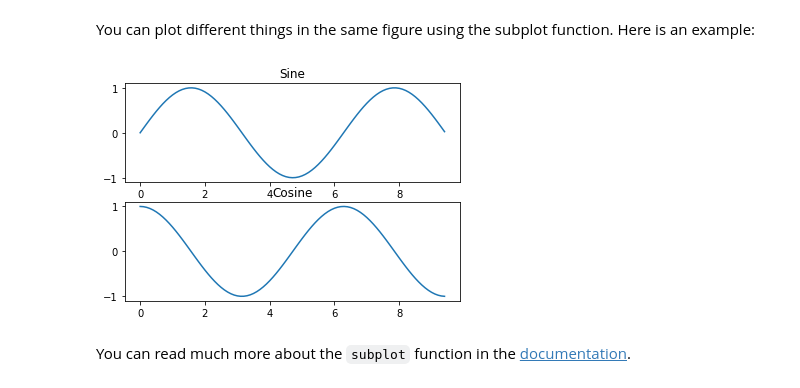
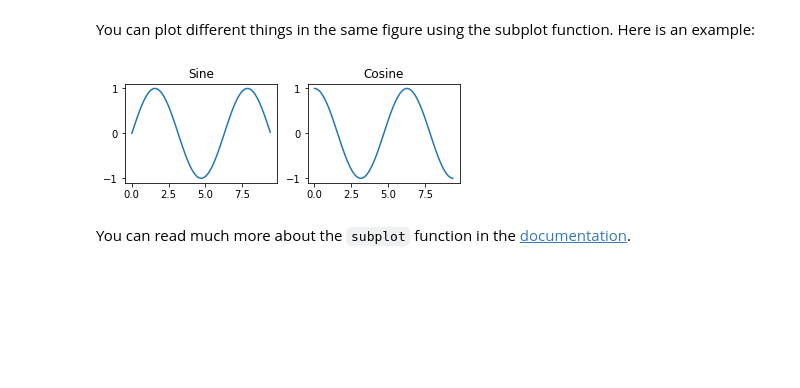
Before and after one commit to mengluchu/SA_lab, a Jupyter notebook: lab_1_python/Python_tutorial.ipynb, the cells around one changed output. Cells and saved outputs as stored; diff of their text form; code cells hidden in the pictures; blank space fills up the shorter version.

```diff
--- a/lab_1_python/Python_tutorial.ipynb
+++ b/lab_1_python/Python_tutorial.ipynb
@@ -1577,26 +1629,26 @@ You can plot different things in the same figure using the subplot function. Her
 # %%
 # Compute the x and y coordinates for points on sine and cosine curves
 x = np.arange(0, 3 * np.pi, 0.1)
 y_sin = np.sin(x)
 y_cos = np.cos(x)
 
 # Set up a subplot grid that has height 2 and width 1,
 # and set the first such subplot as active.
-plt.subplot(2, 1, 1)
+plt.subplot(2, 2, 1)
 
 # Make the first plot
 plt.plot(x, y_sin)
 plt.title('Sine')
 
 # Set the second subplot as active, and make the second plot.
-plt.subplot(2, 1, 2)
+plt.subplot(2, 2, 2)
 plt.plot(x, y_cos)
 plt.title('Cosine')
 
 # Show the figure.
 plt.show()
 # %% [output]
-[figure, old version]
+[figure, new version]
 # %% [markdown]
 You can read much more about the `subplot` function in the [documentation](http://matplotlib.org/api/pyplot_api.html#matplotlib.pyplot.subplot).
 # %%
```
Also changed, not shown: parts of 15 cells of this notebook, 3 other files.
